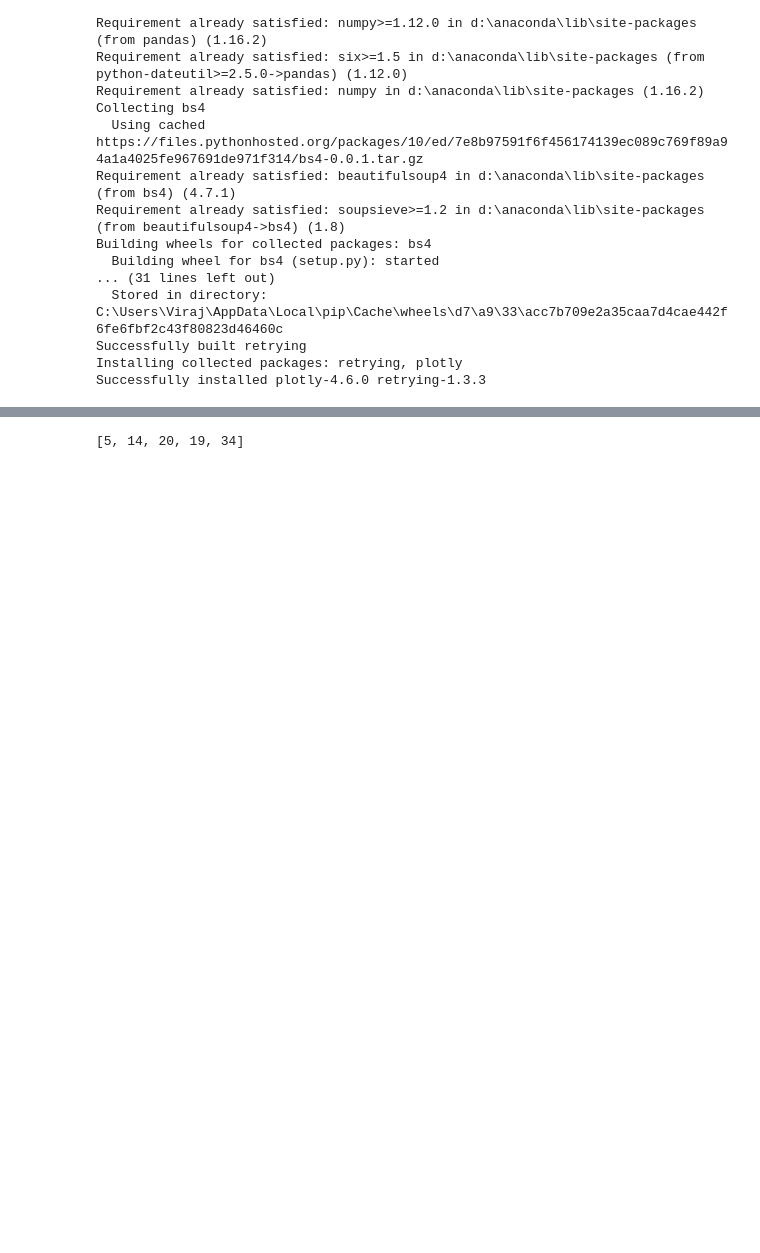
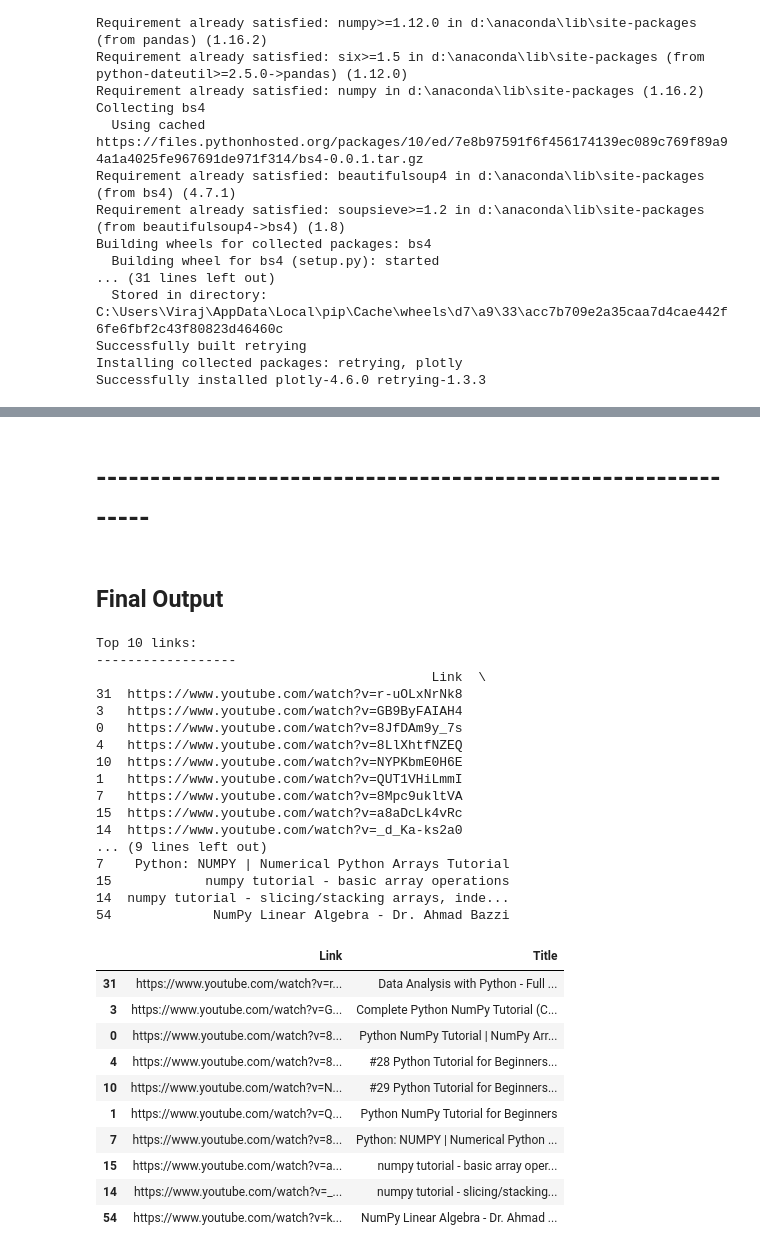
Before and after one commit to YouTubeScraper/Top-Videos, a Jupyter notebook: yt.ipynb, the cells around one changed output, grey strips where cells are left out. Drawn from its saved outputs; the diff is of its cells as text; code cells hidden in the pictures; blank space fills up the shorter version.

```diff
--- a/yt.ipynb
+++ b/yt.ipynb
@@ -626,12 +321,38 @@ https://www.youtube.com/watch?v=2GSF9N15P2o:  16.23
-# %%
-df1
-df_likes = df1.sort_values(by='Likes',ascending=0)
-df_l = df_likes.head()
-list1 = []
-#This part
-for row in df_l.index:
-    list1.append(row)
-df1
-print(list1)
-# %% [output]
-[5, 14, 20, 19, 34]
+# %% [markdown]
+# ---------------------------------------------------------------
+# %% [markdown]
+## Final Output
+# %%
+print("Top", n, "links: ")
+print("------------------")
+print(df[['Link', 'Title']])
+df[['Link', 'Title']]
+# %% [output]
+Top 10 links:
+------------------
+                                           Link  \
+31  https://www.youtube.com/watch?v=r-uOLxNrNk8
+3   https://www.youtube.com/watch?v=GB9ByFAIAH4
+0   https://www.youtube.com/watch?v=8JfDAm9y_7s
+4   https://www.youtube.com/watch?v=8LlXhtfNZEQ
+10  https://www.youtube.com/watch?v=NYPKbmE0H6E
+1   https://www.youtube.com/watch?v=QUT1VHiLmmI
+7   https://www.youtube.com/watch?v=8Mpc9ukltVA
+15  https://www.youtube.com/watch?v=a8aDcLk4vRc
+14  https://www.youtube.com/watch?v=_d_Ka-ks2a0
+... (9 lines left out)
+7    Python: NUMPY | Numerical Python Arrays Tutorial
+15            numpy tutorial - basic array operations
+14  numpy tutorial - slicing/stacking arrays, inde...
+54             NumPy Linear Algebra - Dr. Ahmad Bazzi
+|  | Link | Title |
+| 31 | https://www.youtube.com/watch?v=r... | Data Analysis with Python - Full ... |
+| 3 | https://www.youtube.com/watch?v=G... | Complete Python NumPy Tutorial (C... |
+| 0 | https://www.youtube.com/watch?v=8... | Python NumPy Tutorial | NumPy Arr... |
+| 4 | https://www.youtube.com/watch?v=8... | #28 Python Tutorial for Beginners... |
+| 10 | https://www.youtube.com/watch?v=N... | #29 Python Tutorial for Beginners... |
+| 1 | https://www.youtube.com/watch?v=Q... | Python NumPy Tutorial for Beginners |
+| 7 | https://www.youtube.com/watch?v=8... | Python: NUMPY | Numerical Python ... |
+| 15 | https://www.youtube.com/watch?v=a... | numpy tutorial - basic array oper... |
+| 14 | https://www.youtube.com/watch?v=_... | numpy tutorial - slicing/stacking... |
+| 54 | https://www.youtube.com/watch?v=k... | NumPy Linear Algebra - Dr. Ahmad ... |
```
Also changed, not shown: parts of 31 cells of this notebook.
